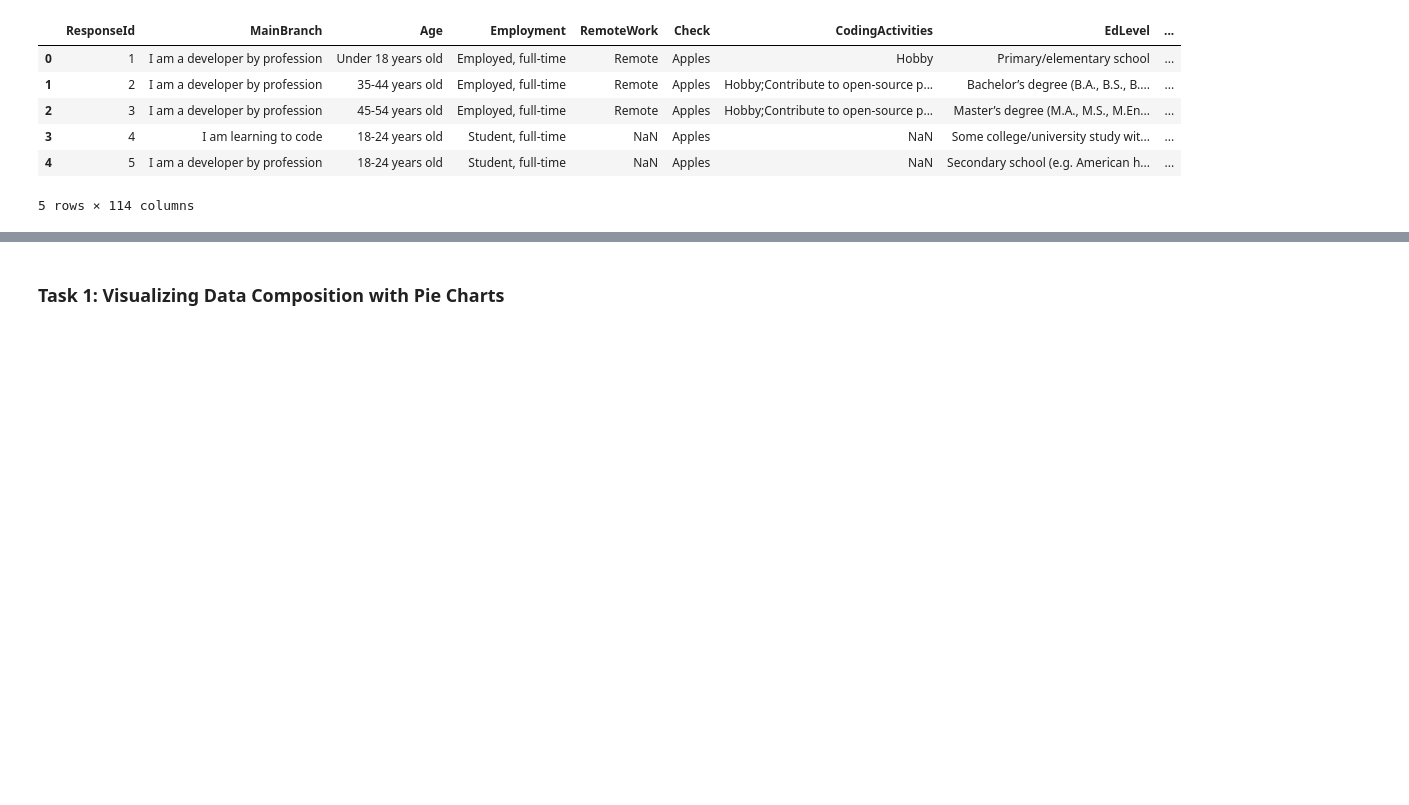
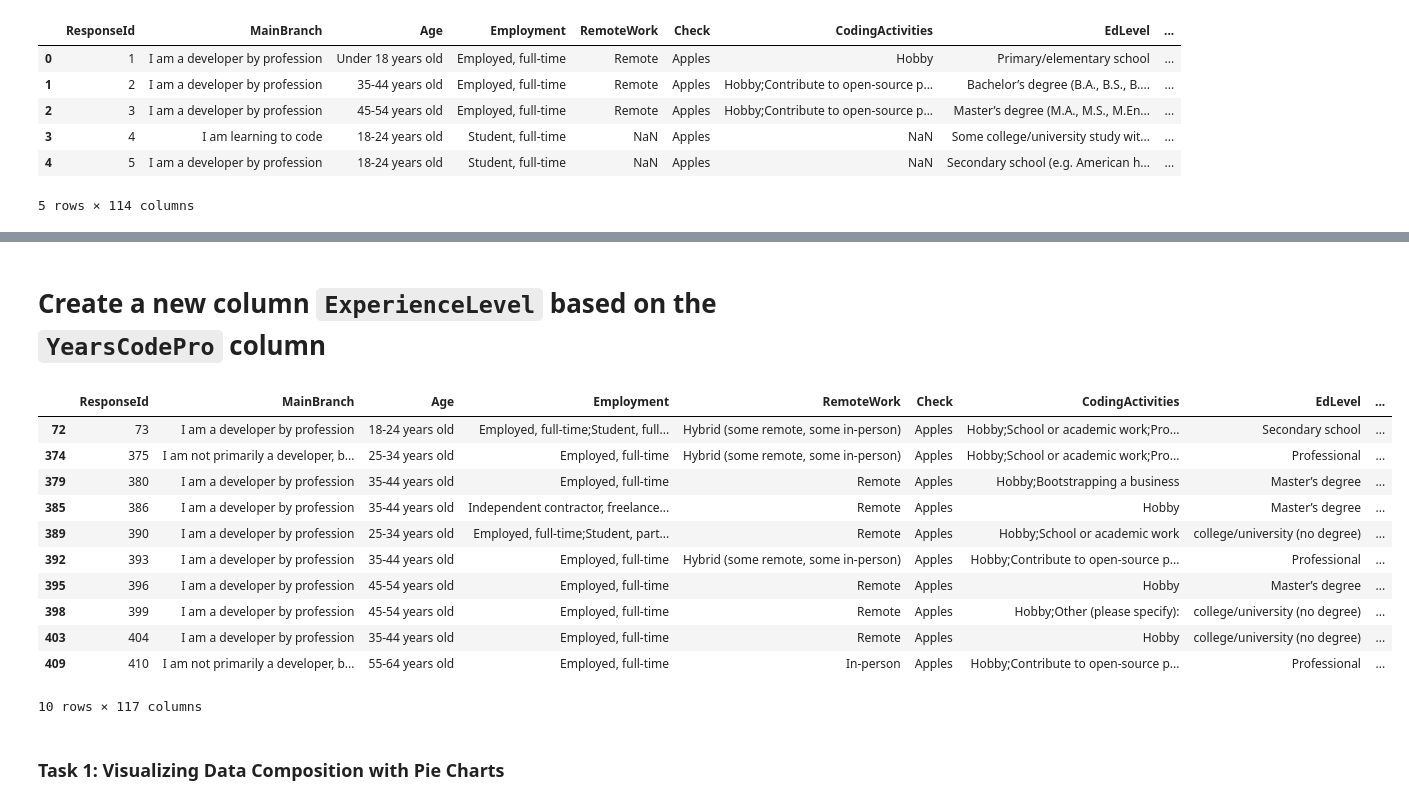
Before and after one commit to YuliaAsIs/Current-and-Future-Technological-Trends, a Jupyter notebook: src/Current-and-Future-Technological-Trends.ipynb, the cells around one changed output, grey strips where cells are left out. Cells and saved outputs as stored; diff of their text form; code cells hidden in the pictures; blank space fills up the shorter version.

```diff
--- a/src/Current-and-Future-Technological-Trends.ipynb
+++ b/src/Current-and-Future-Technological-Trends.ipynb
@@ -68,3 +249,33 @@ df.head()
+# %% [markdown]
+# Create a new column `ExperienceLevel` based on the `YearsCodePro` column
+# %%
+df_normalazed_comp['YearsCodePro'] = pd.to_numeric(df_normalazed_comp['YearsCodePro'], errors='coerce')
+# Function to assign Experience Level based on YearsCodePro
+def assign_experience_level(years):
+    if pd.isna(years):
+        return 'Unknown'
+    elif years <= 2:
+        return 'Beginner'
+    elif 3 <= years <= 5:
+        return 'Intermediate'
+    else:
+        return 'Advanced'
+
+df_normalazed_comp['ExperienceLevel'] = df_normalazed_comp['YearsCodePro'].apply(assign_experience_level)
+df_normalazed_comp.head(10)
+# %% [output]
+|  | ResponseId | MainBranch | Age | Employment | RemoteWork | Check | CodingActivities | EdLevel | ... |
+| 72 | 73 | I am a developer by profession | 18-24 years old | Employed, full-time;Student, full... | Hybrid (some remote, some in-person) | Apples | Hobby;School or academic work;Pro... | Secondary school | ... |
+| 374 | 375 | I am not primarily a developer, b... | 25-34 years old | Employed, full-time | Hybrid (some remote, some in-person) | Apples | Hobby;School or academic work;Pro... | Professional | ... |
+| 379 | 380 | I am a developer by profession | 35-44 years old | Employed, full-time | Remote | Apples | Hobby;Bootstrapping a business | Master’s degree | ... |
+| 385 | 386 | I am a developer by profession | 35-44 years old | Independent contractor, freelance... | Remote | Apples | Hobby | Master’s degree | ... |
+| 389 | 390 | I am a developer by profession | 25-34 years old | Employed, full-time;Student, part... | Remote | Apples | Hobby;School or academic work | college/university (no degree) | ... |
+| 392 | 393 | I am a developer by profession | 35-44 years old | Employed, full-time | Hybrid (some remote, some in-person) | Apples | Hobby;Contribute to open-source p... | Professional | ... |
+| 395 | 396 | I am a developer by profession | 45-54 years old | Employed, full-time | Remote | Apples | Hobby | Master’s degree | ... |
+| 398 | 399 | I am a developer by profession | 45-54 years old | Employed, full-time | Remote | Apples | Hobby;Other (please specify): | college/university (no degree) | ... |
+| 403 | 404 | I am a developer by profession | 35-44 years old | Employed, full-time | Remote | Apples | Hobby | college/university (no degree) | ... |
+| 409 | 410 | I am not primarily a developer, b... | 55-64 years old | Employed, full-time | In-person | Apples | Hobby;Contribute to open-source p... | Professional | ... |
+10 rows × 117 columns
 # %% [markdown]
 ### Task 1: Visualizing Data Composition with Pie Charts
 # %% [markdown]
```
Also changed, not shown: parts of 22 cells of this notebook, 1 other file.
